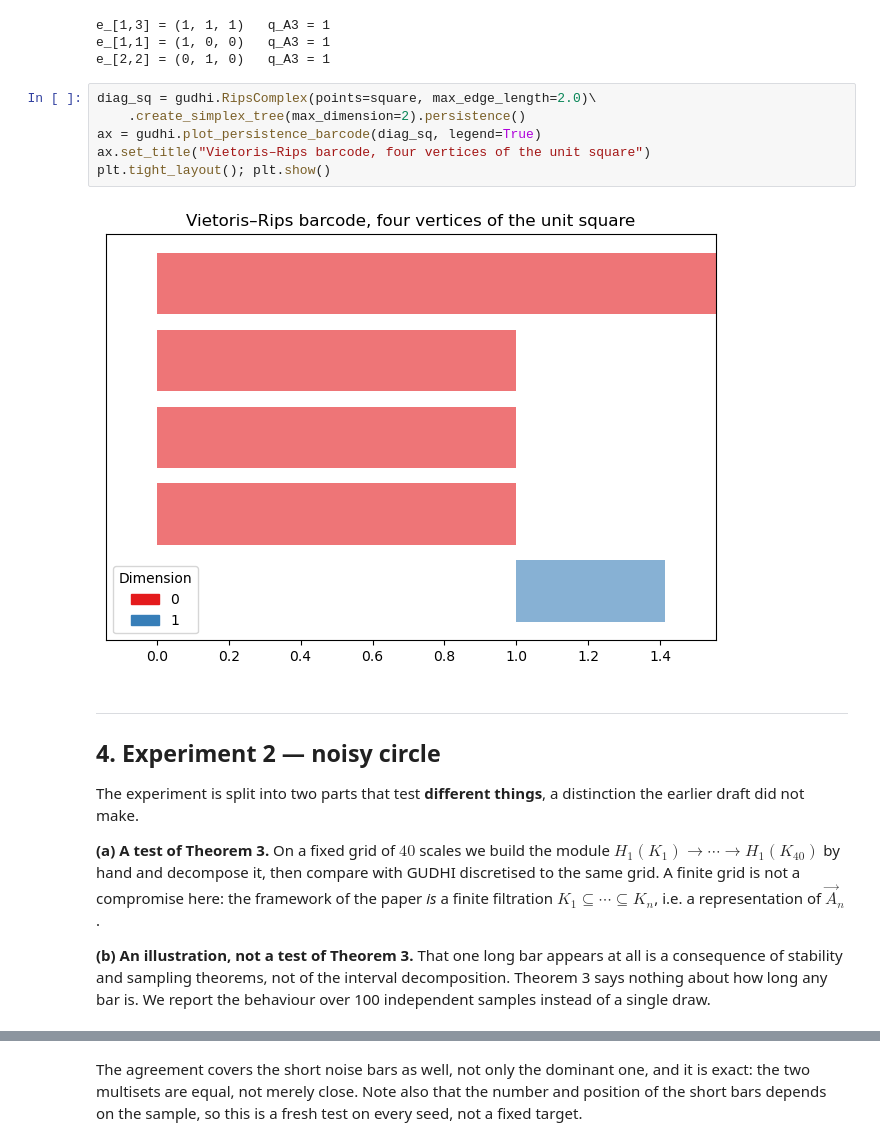
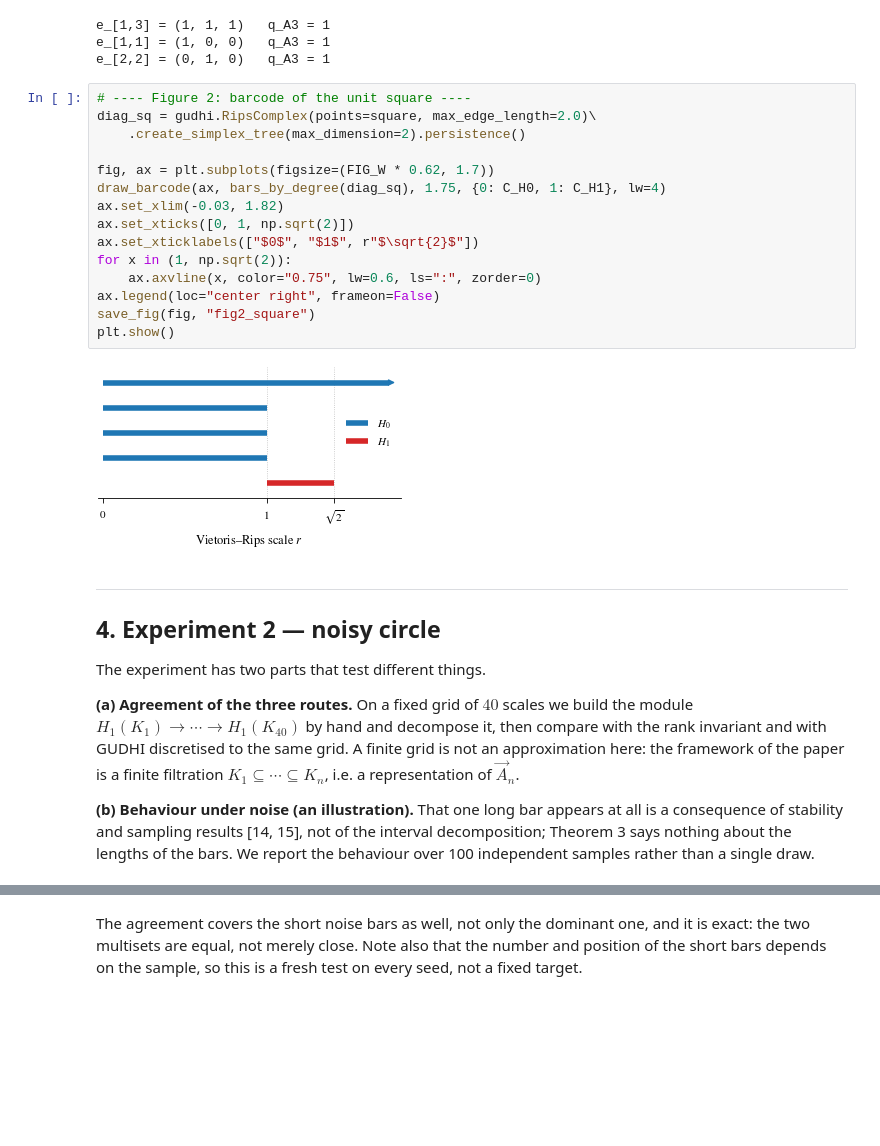
Before and after one commit to delsikariman/persistence-module-verification, a Jupyter notebook: verification.ipynb, the cells around one changed output, grey strips where cells are left out. Drawn from its saved outputs; the diff is of its cells as text; blank space fills up the shorter version.

```diff
--- a/verification.ipynb
+++ b/verification.ipynb
@@ -812,28 +876,38 @@ e_[1,3] = (1, 1, 1)   q_A3 = 1
 e_[1,1] = (1, 0, 0)   q_A3 = 1
 e_[2,2] = (0, 1, 0)   q_A3 = 1
 # %%
+# ---- Figure 2: barcode of the unit square ----
 diag_sq = gudhi.RipsComplex(points=square, max_edge_length=2.0)\
     .create_simplex_tree(max_dimension=2).persistence()
-ax = gudhi.plot_persistence_barcode(diag_sq, legend=True)
-ax.set_title("Vietoris–Rips barcode, four vertices of the unit square")
-plt.tight_layout(); plt.show()
+
+fig, ax = plt.subplots(figsize=(FIG_W * 0.62, 1.7))
+draw_barcode(ax, bars_by_degree(diag_sq), 1.75, {0: C_H0, 1: C_H1}, lw=4)
+ax.set_xlim(-0.03, 1.82)
+ax.set_xticks([0, 1, np.sqrt(2)])
+ax.set_xticklabels(["$0$", "$1$", r"$\sqrt{2}$"])
+for x in (1, np.sqrt(2)):
+    ax.axvline(x, color="0.75", lw=0.6, ls=":", zorder=0)
+ax.legend(loc="center right", frameon=False)
+save_fig(fig, "fig2_square")
+plt.show()
 # %% [output]
-[figure, old version]
+[figure, new version]
 # %% [markdown]
 ---
 ## 4. Experiment 2 — noisy circle
 
-The experiment is split into two parts that test **different things**, a distinction the earlier
-draft did not make.
+The experiment has two parts that test different things.
 
-**(a) A test of Theorem 3.** On a fixed grid of $40$ scales we build the module
-$H_1(K_1)\to\cdots\to H_1(K_{40})$ by hand and decompose it, then compare with GUDHI discretised to
-the same grid. A finite grid is not a compromise here: the framework of the paper *is* a finite
-filtration $K_1\subseteq\cdots\subseteq K_n$, i.e. a representation of $\vec{A}_n$.
+**(a) Agreement of the three routes.** On a fixed grid of $40$ scales we build the module
+$H_1(K_1)\to\cdots\to H_1(K_{40})$ by hand and decompose it, then compare with the rank invariant
+and with GUDHI discretised to the same grid. A finite grid is not an approximation here: the
+framework of the paper is a finite filtration $K_1\subseteq\cdots\subseteq K_n$, i.e. a
+representation of $\vec{A}_n$.
 
-**(b) An illustration, not a test of Theorem 3.** That one long bar appears at all is a consequence
-of stability and sampling theorems, not of the interval decomposition. Theorem 3 says nothing about
-how long any bar is. We report the behaviour over 100 independent samples instead of a single draw.
+**(b) Behaviour under noise (an illustration).** That one long bar appears at all is a consequence
+of stability and sampling results [14, 15], not of the interval decomposition; Theorem 3 says
+nothing about the lengths of the bars. We report the behaviour over 100 independent samples
+rather than a single draw.
 # %%
 def sample_circle(rng, n=120, sigma=0.08):
     th = rng.uniform(0, 2*np.pi, n)
```
Also changed, not shown: parts of 24 cells of this notebook.
